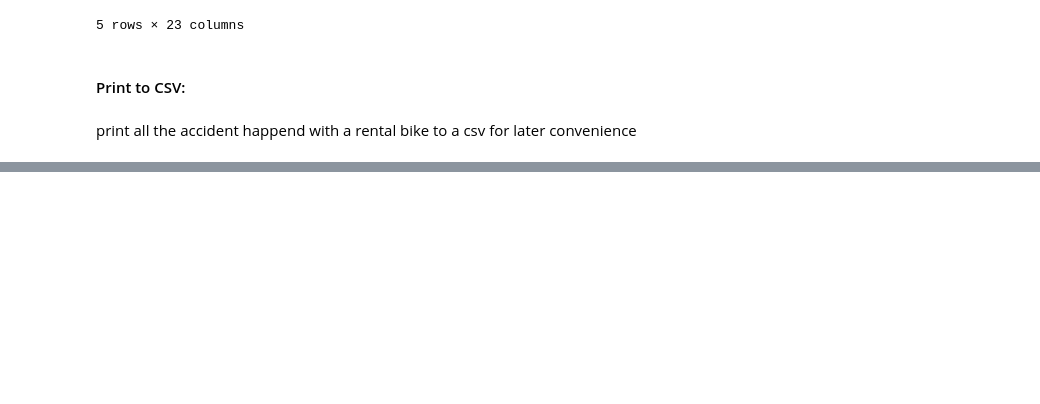
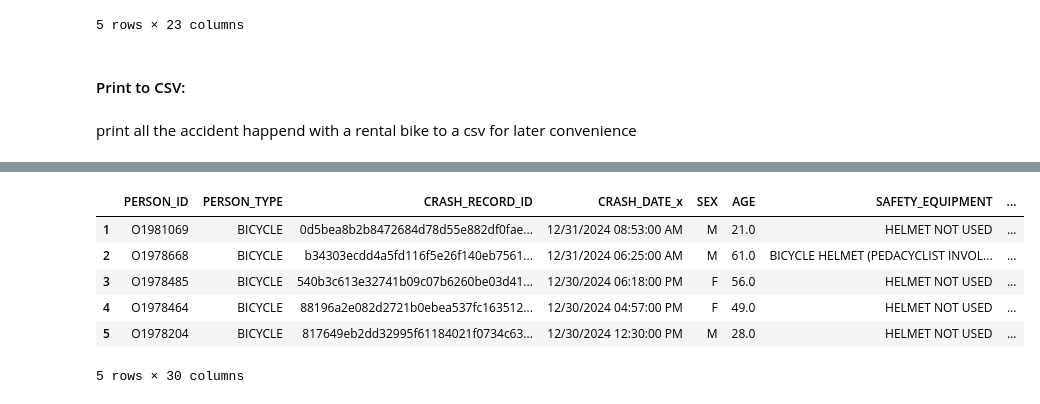
Before and after one commit to kelseyyiting/2025SpringFinalPrj, a Jupyter notebook: finalprj.ipynb, the cells around one changed output, grey strips where cells are left out. Drawn from its saved outputs; the diff is of its cells as text; code cells hidden in the pictures; blank space fills up the shorter version.

```diff
--- a/finalprj.ipynb
+++ b/finalprj.ipynb
@@ -359,0 +512,3 @@ the amount of crashes:
+# %%
+df=df_owned[df_owned['AGE'].between(20,89,"both")].copy()
+df['NoInjury']=df['CRASH_TYPE']=='NO INJURY / DRIVE AWAY'
@@ -359,0 +519,10 @@ the amount of crashes:
+# %%
+df.head()
+# %% [output]
+|  | PERSON_ID | PERSON_TYPE | CRASH_RECORD_ID | CRASH_DATE_x | SEX | AGE | SAFETY_EQUIPMENT | ... |
+| 1 | O1981069 | BICYCLE | 0d5bea8b2b8472684d78d55e882df0fae... | 12/31/2024 08:53:00 AM | M | 21.0 | HELMET NOT USED | ... |
+| 2 | O1978668 | BICYCLE | b34303ecdd4a5fd116f5e26f140eb7561... | 12/31/2024 06:25:00 AM | M | 61.0 | BICYCLE HELMET (PEDACYCLIST INVOL... | ... |
+| 3 | O1978485 | BICYCLE | 540b3c613e32741b09c07b6260be03d41... | 12/30/2024 06:18:00 PM | F | 56.0 | HELMET NOT USED | ... |
+| 4 | O1978464 | BICYCLE | 88196a2e082d2721b0ebea537fc163512... | 12/30/2024 04:57:00 PM | F | 49.0 | HELMET NOT USED | ... |
+| 5 | O1978204 | BICYCLE | 817649eb2dd32995f61184021f0734c63... | 12/30/2024 12:30:00 PM | M | 28.0 | HELMET NOT USED | ... |
+5 rows × 30 columns
```
Also changed, not shown: parts of 48 cells of this notebook.
